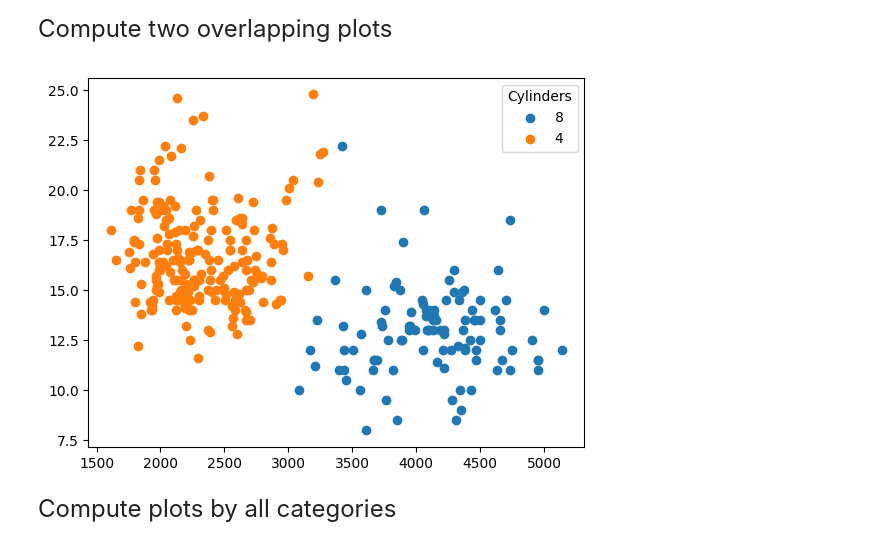
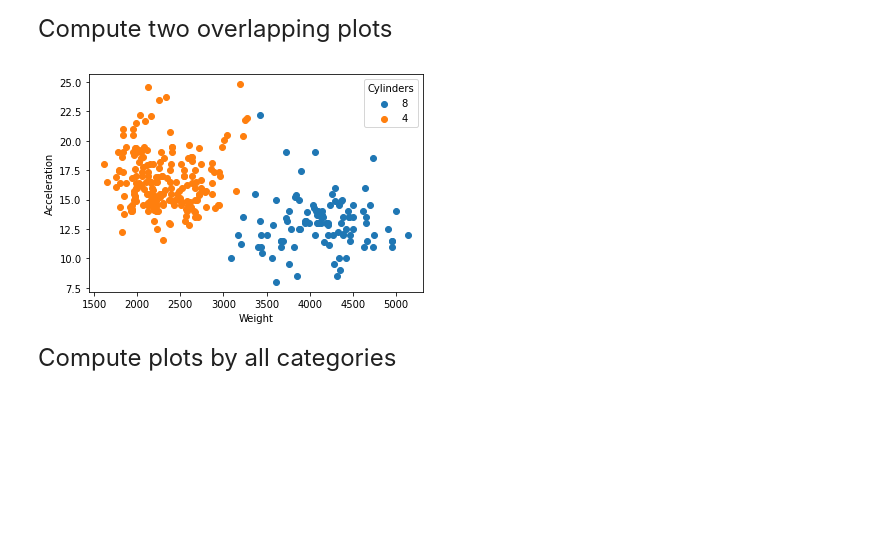
Before and after one commit to bobazach/qtm151spring2023_zach, a Jupyter notebook: Lecture 10/Lecture 10(personal copy).ipynb, the cells around one changed output. Cells and saved outputs as stored; diff of their text form; code cells hidden in the pictures; blank space fills up the shorter version.

```diff
--- a/Lecture 10/Lecture 10(personal copy).ipynb
+++ b/Lecture 10/Lecture 10(personal copy).ipynb
@@ -328,22 +344,24 @@ Compute two overlapping plots
 # %%
 # If we call plt.scatter() twice to display two plots
 # To display all plots simultaneously we include plt.show() at the very end.
 # The idea is that the graphs are stacked on top of each other
 
 df_8 = carfeatures.query("cylinders == 8")
 df_4 = carfeatures.query("cylinders == 4")
 
 plt.scatter(x = df_8["weight"],y = df_8["acceleration"])
 plt.scatter(x = df_4["weight"],y = df_4["acceleration"])
 plt.legend(labels = ["8","4"],
            title  = "Cylinders")
+plt.xlabel("Weight")
+plt.ylabel("Acceleration")
 
 plt.show()
 
 # Note: If we put plt.show() in between the plots, then the results will
 # be shown on separate graphs instead.
 # %% [output]
-[figure, old version]
+[figure, new version]
 # %% [markdown]
 <font size = "5">
 
```
Also changed, not shown: parts of 1 cell of this notebook, 3 other files.
